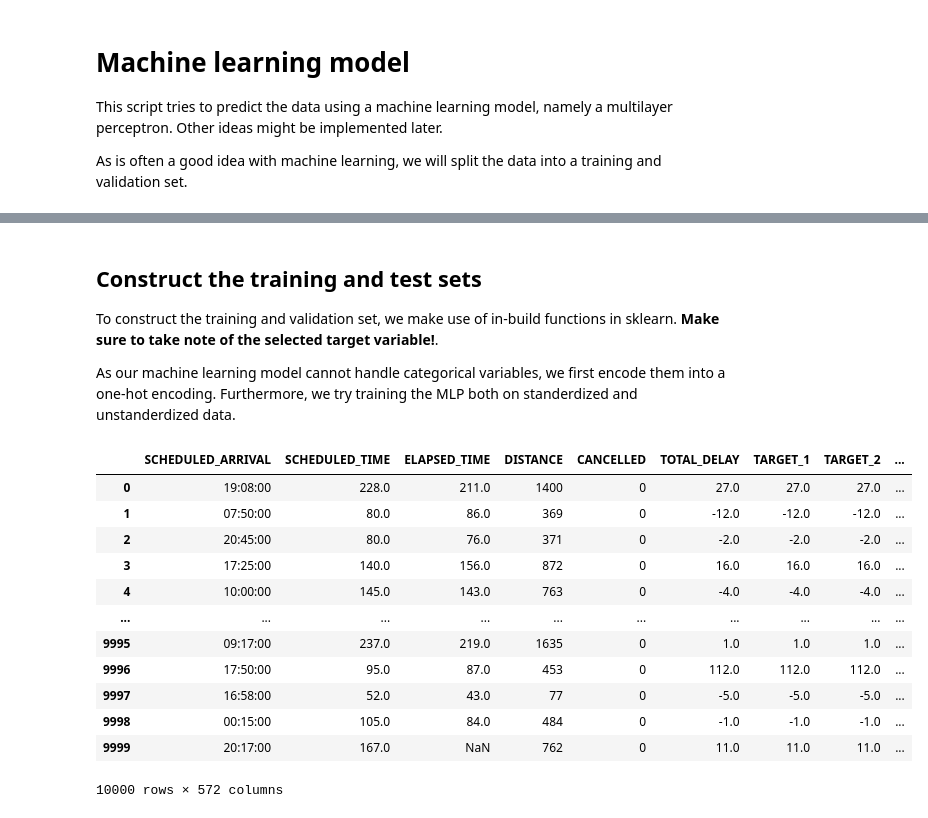
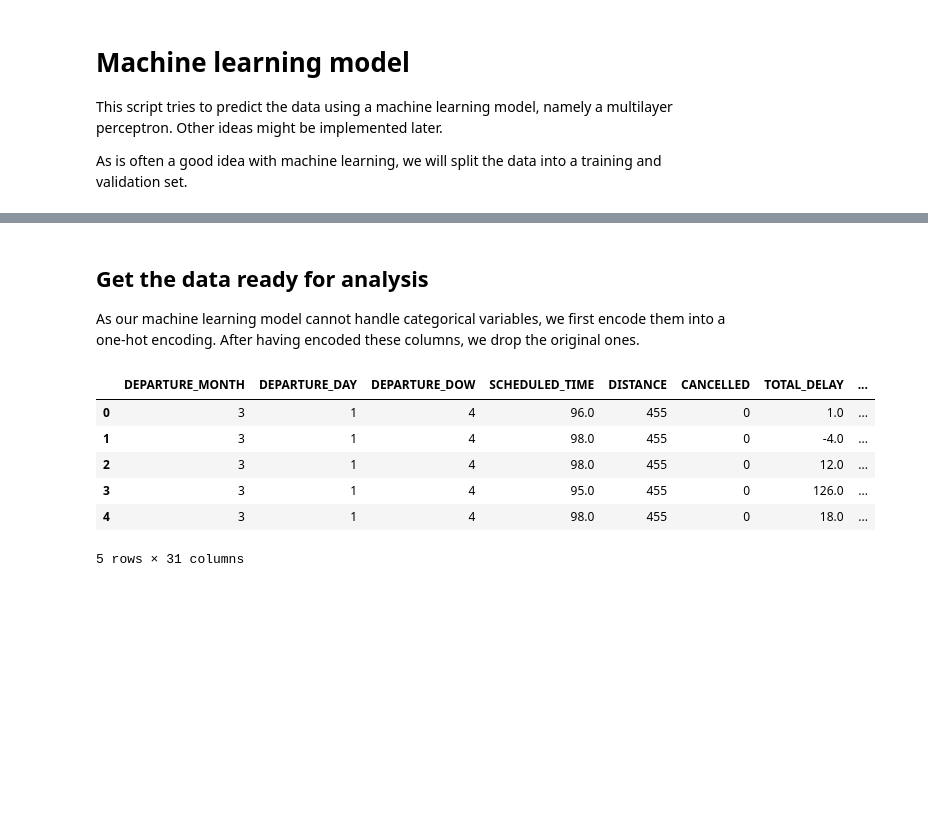
Before and after one commit to IliasWillems/Statistical-Consulting-Task1, a Jupyter notebook: Machine learning model.ipynb, the cells around one changed output, grey strips where cells are left out. Cells and saved outputs as stored; diff of their text form; code cells hidden in the pictures; blank space fills up the shorter version.

```diff
--- a/Machine learning model.ipynb
+++ b/Machine learning model.ipynb
@@ -36,48 +43,62 @@ df.drop(columns=['SCHEDULED_DEPARTURE'], inplace=True)
 # %% [markdown]
-## Construct the training and test sets
+## Get the data ready for analysis
 
-To construct the training and validation set, we make use of in-build functions in sklearn. __Make sure to take note of the selected target variable!__.
-
-As our machine learning model cannot handle categorical variables, we first encode them into a one-hot encoding. Furthermore, we try training the MLP both on standerdized and unstanderdized data.
+As our machine learning model cannot handle categorical variables, we first encode them into a one-hot encoding. After having encoded these columns, we drop the original ones.
 # %%
 airline_dummies = pd.get_dummies(df['AIRLINE'], prefix = 'AIRLINE')
-or_airport_dummies = pd.get_dummies(df['ORIGIN_AIRPORT'], prefix = 'OR_AIR')
-dest_airport_dummies = pd.get_dummies(df['DESTINATION_AIRPORT'], prefix = 'DEST_AIR')
 
 df = pd.merge(
     left=df,
     right=airline_dummies,
     left_index=True,
     right_index=True,
 )
 
-df = pd.merge(
-    left=df,
-    right=or_airport_dummies,
-    left_index=True,
-    right_index=True,
-)
+df.drop(columns = ['AIRLINE'], inplace=True)
 
-df = pd.merge(
-    left=df,
-    right=dest_airport_dummies,
-    left_index=True,
-    right_index=True,
-)
+if WITH_AIRPORT_CLASSES:
+    origin_dummies = pd.get_dummies(df['ORIGIN_CLASS'], prefix = "ORIGIN")
+    destination_dummies = pd.get_dummies(df['DESTINATION_CLASS'], prefix = "DESTINATION")
 
-df.drop(columns=['AIRLINE', 'ORIGIN_AIRPORT', 'DESTINATION_AIRPORT'], inplace=True)
-df
+    df = pd.merge(
+        left = df,
+        right = origin_dummies,
+        left_index = True,
+        right_index = True)
+
+    df = pd.merge(
+        left = df,
+        right = destination_dummies,
+        left_index = True,
+        right_index = True)
+
+    df.drop(columns = ['ORIGIN_CLASS', 'DESTINATION_CLASS'], inplace=True)
+else:
+    or_airport_dummies = pd.get_dummies(df['ORIGIN_AIRPORT'], prefix = 'OR_AIR')
+    dest_airport_dummies = pd.get_dummies(df['DESTINATION_AIRPORT'], prefix = 'DEST_AIR')
+
+    df = pd.merge(
+        left=df,
+        right=or_airport_dummies,
+        left_index=True,
+        right_index=True,
+    )
+
+    df = pd.merge(
+        left=df,
+        right=dest_airport_dummies,
+        left_index=True,
+        right_index=True,
+    )
+
+    df.drop(columns=['ORIGIN_AIRPORT', 'DESTINATION_AIRPORT'], inplace=True)
+
+df.head()
 # %% [output]
-|  | SCHEDULED_ARRIVAL | SCHEDULED_TIME | ELAPSED_TIME | DISTANCE | CANCELLED | TOTAL_DELAY | TARGET_1 | TARGET_2 | ... |
-| 0 | 19:08:00 | 228.0 | 211.0 | 1400 | 0 | 27.0 | 27.0 | 27.0 | ... |
-| 1 | 07:50:00 | 80.0 | 86.0 | 369 | 0 | -12.0 | -12.0 | -12.0 | ... |
-| 2 | 20:45:00 | 80.0 | 76.0 | 371 | 0 | -2.0 | -2.0 | -2.0 | ... |
-| 3 | 17:25:00 | 140.0 | 156.0 | 872 | 0 | 16.0 | 16.0 | 16.0 | ... |
-| 4 | 10:00:00 | 145.0 | 143.0 | 763 | 0 | -4.0 | -4.0 | -4.0 | ... |
-| ... | ... | ... | ... | ... | ... | ... | ... | ... | ... |
-| 9995 | 09:17:00 | 237.0 | 219.0 | 1635 | 0 | 1.0 | 1.0 | 1.0 | ... |
-| 9996 | 17:50:00 | 95.0 | 87.0 | 453 | 0 | 112.0 | 112.0 | 112.0 | ... |
-| 9997 | 16:58:00 | 52.0 | 43.0 | 77 | 0 | -5.0 | -5.0 | -5.0 | ... |
-| 9998 | 00:15:00 | 105.0 | 84.0 | 484 | 0 | -1.0 | -1.0 | -1.0 | ... |
-| 9999 | 20:17:00 | 167.0 | NaN | 762 | 0 | 11.0 | 11.0 | 11.0 | ... |
+|  | DEPARTURE_MONTH | DEPARTURE_DAY | DEPARTURE_DOW | SCHEDULED_TIME | DISTANCE | CANCELLED | TOTAL_DELAY | ... |
+| 0 | 3 | 1 | 4 | 96.0 | 455 | 0 | 1.0 | ... |
+| 1 | 3 | 1 | 4 | 98.0 | 455 | 0 | -4.0 | ... |
+| 2 | 3 | 1 | 4 | 98.0 | 455 | 0 | 12.0 | ... |
+| 3 | 3 | 1 | 4 | 95.0 | 455 | 0 | 126.0 | ... |
+| 4 | 3 | 1 | 4 | 98.0 | 455 | 0 | 18.0 | ... |
-10000 rows × 572 columns
+5 rows × 31 columns
```
Also changed, not shown: parts of 8 cells of this notebook, 13 other files.
